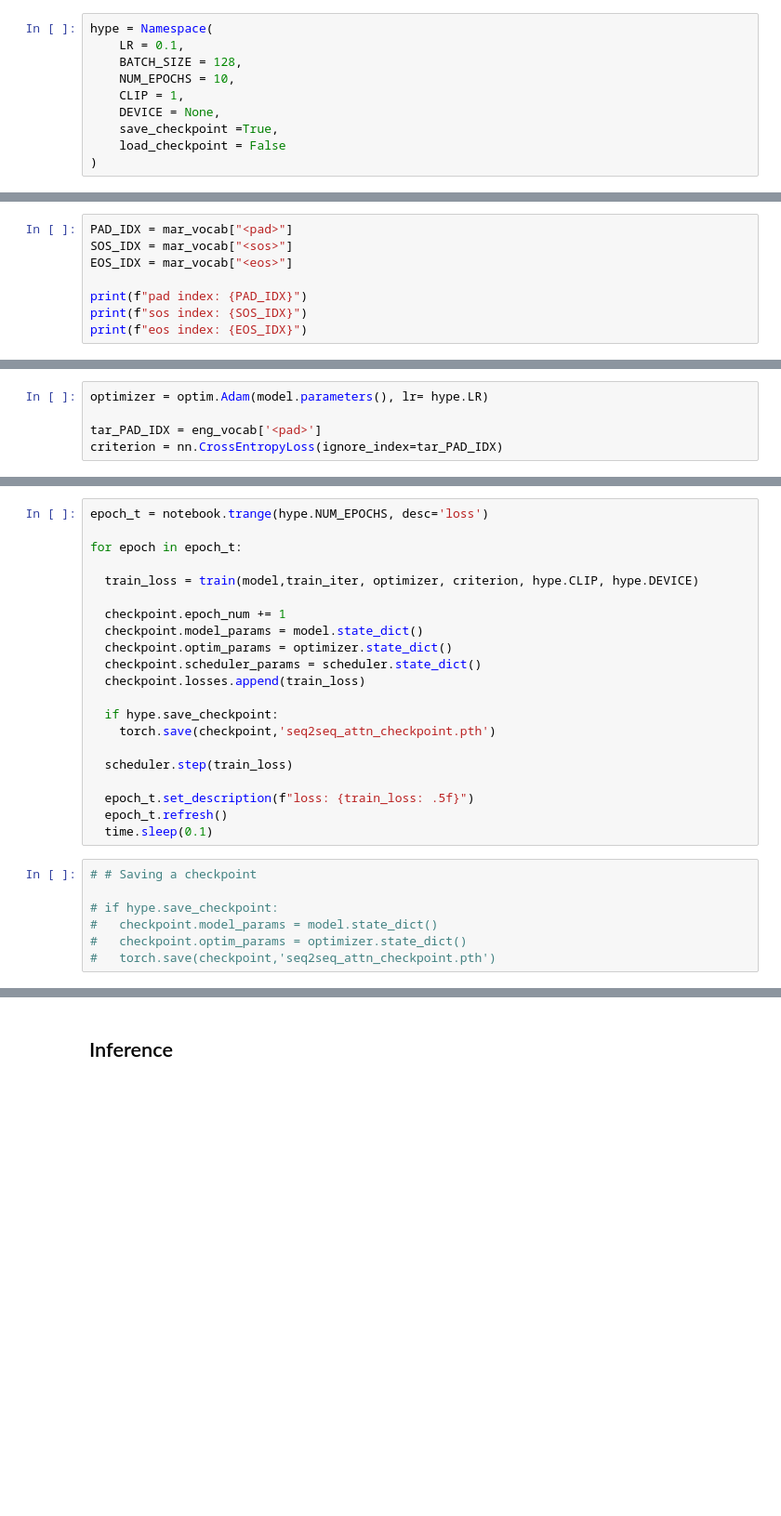
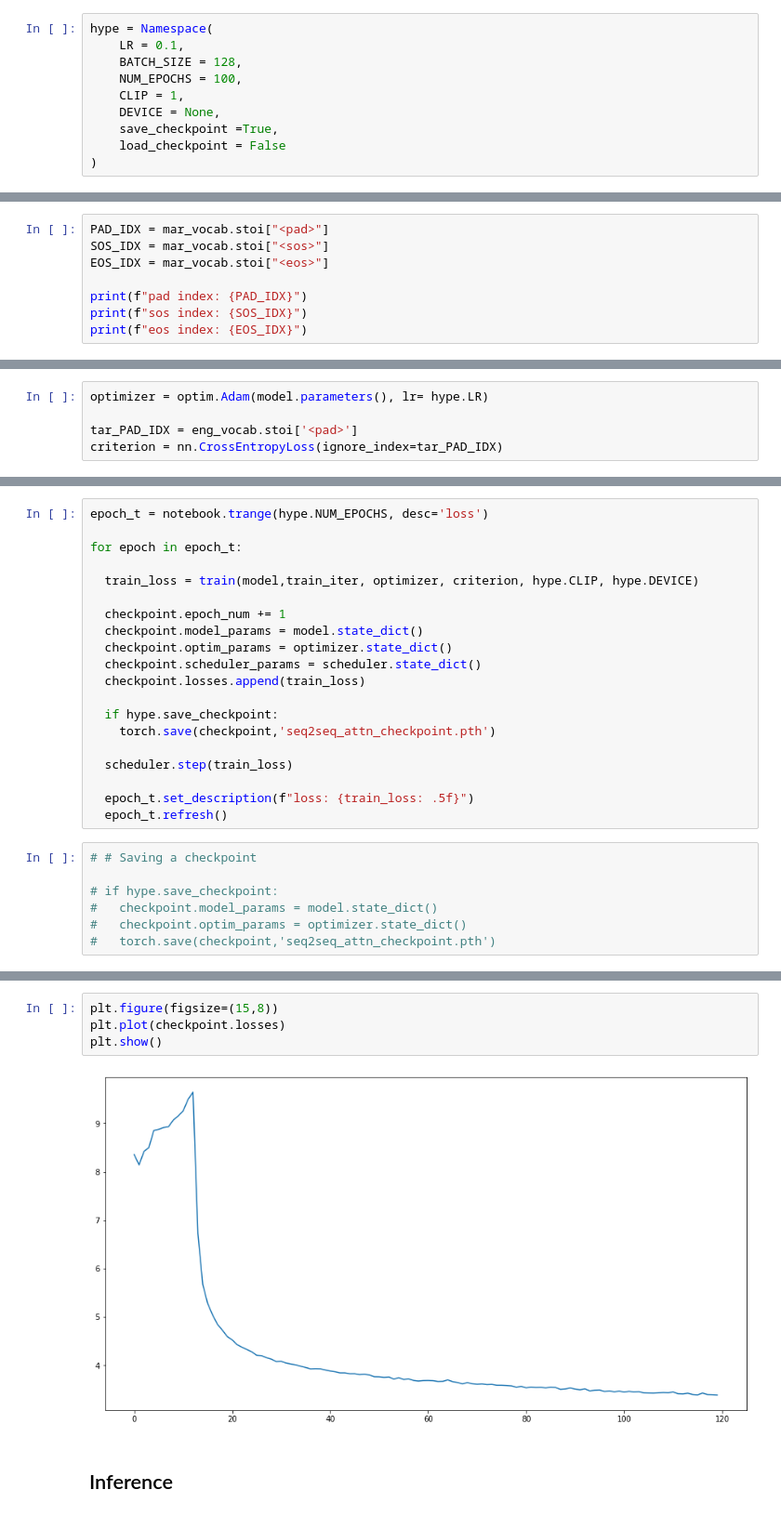
Before and after one commit to bhavnicksm/marathi-neural-machine-translation, a Jupyter notebook: nmt_seq2seq_attention_main.ipynb, the cells around one changed output, grey strips where cells are left out. Shown: that part at 93% size. Drawn from its saved outputs; the diff is of its cells as text; blank space fills up the shorter version.

Commit message:
Ran for 100 epochs on GPU; Loss curve added

```diff
--- a/nmt_seq2seq_attention_main.ipynb
+++ b/nmt_seq2seq_attention_main.ipynb
@@ -14,7 +14,7 @@ from argparse import Namespace
 hype = Namespace(
     LR = 0.1,
     BATCH_SIZE = 128,
-    NUM_EPOCHS = 10,
+    NUM_EPOCHS = 100,
     CLIP = 1,
     DEVICE = None,
     save_checkpoint =True,
@@ -151,7 +151,7 @@ hype.DEVICE
 # %%
-PAD_IDX = mar_vocab["<pad>"]
-SOS_IDX = mar_vocab["<sos>"]
-EOS_IDX = mar_vocab["<eos>"]
+PAD_IDX = mar_vocab.stoi["<pad>"]
+SOS_IDX = mar_vocab.stoi["<sos>"]
+EOS_IDX = mar_vocab.stoi["<eos>"]
 
 print(f"pad index: {PAD_IDX}")
 print(f"sos index: {SOS_IDX}")
@@ -389,7 +389,7 @@ There are 2,055,752 parameters in the model.
 # %%
 optimizer = optim.Adam(model.parameters(), lr= hype.LR)
 
-tar_PAD_IDX = eng_vocab['<pad>']
+tar_PAD_IDX = eng_vocab.stoi['<pad>']
 criterion = nn.CrossEntropyLoss(ignore_index=tar_PAD_IDX)
 # %%
 #build scheduler for plateu of the loss rate
@@ -485,7 +483,6 @@ for epoch in epoch_t:
 
   epoch_t.set_description(f"loss: {train_loss: .5f}")
   epoch_t.refresh()
-  time.sleep(0.1)
 # %%
 # # Saving a checkpoint
 
@@ -496,3 +495,9 @@ for epoch in epoch_t:
+# %%
+plt.figure(figsize=(15,8))
+plt.plot(checkpoint.losses)
+plt.show()
+# %% [output]
+[figure, added]
 # %% [markdown]
 ## Inference
 # %%
```
Also changed, not shown: parts of 9 cells of this notebook.
